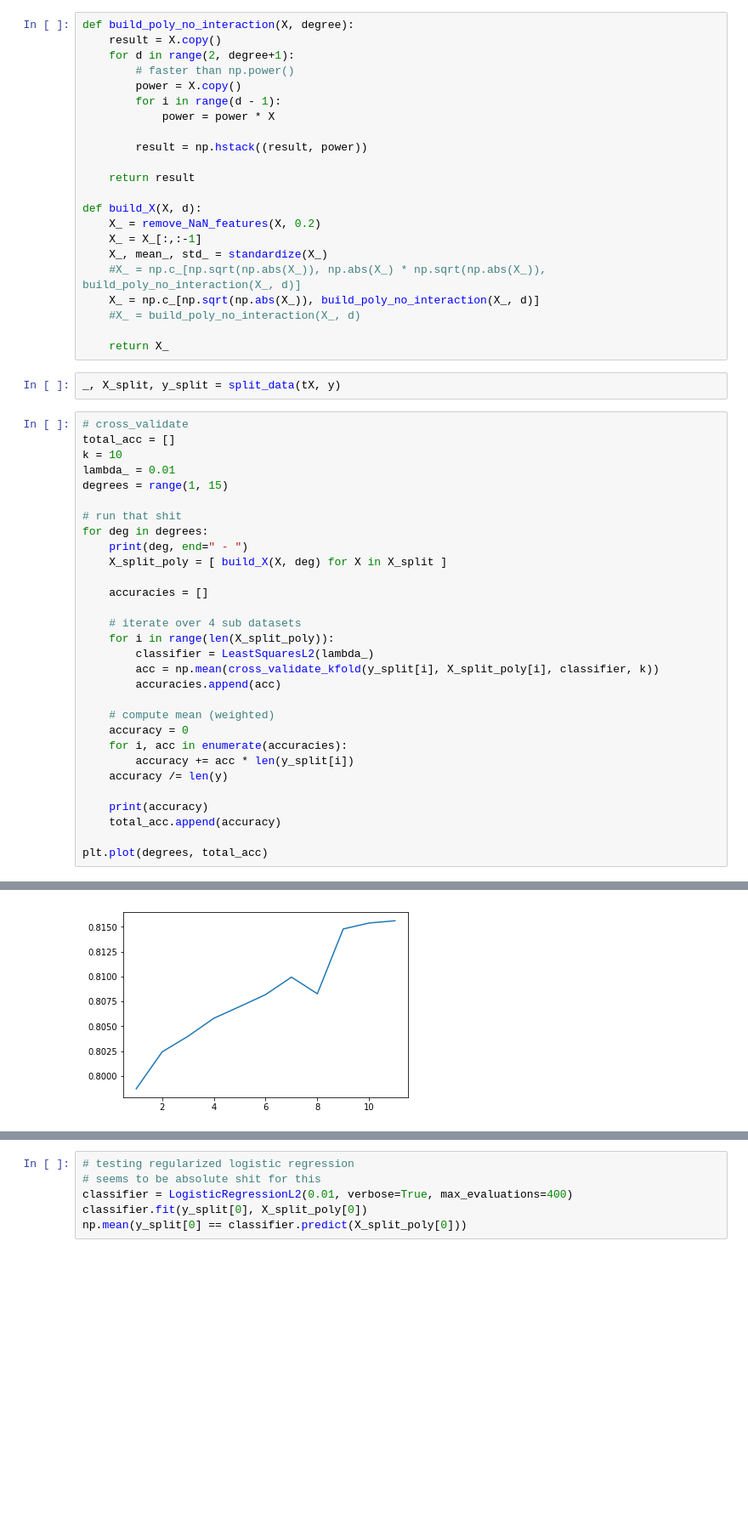
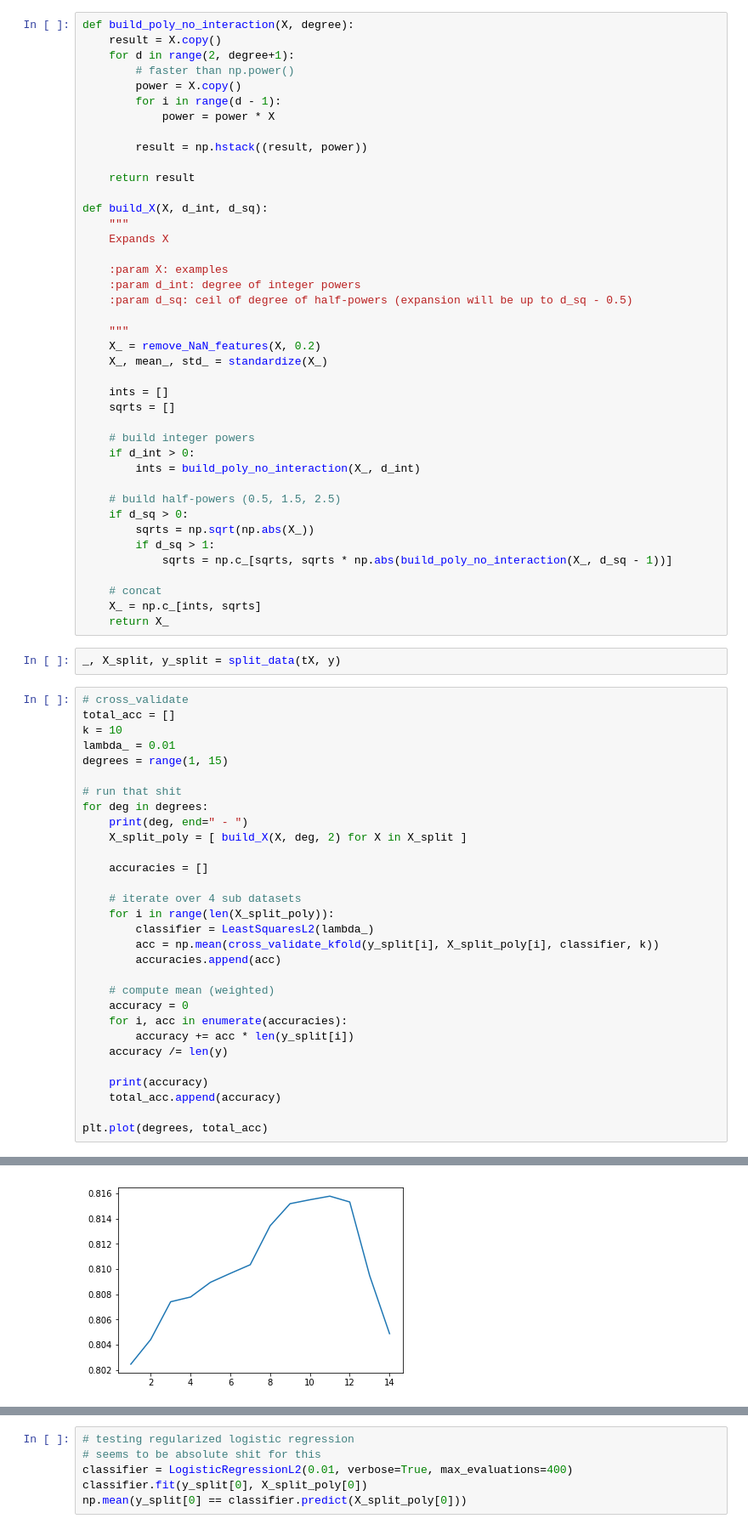
Before and after one commit to amvjakob/epfl-ml-project1, a Jupyter notebook: scripts/project1.ipynb, the cells around one changed output, grey strips where cells are left out. Shown at 85% size. Drawn from its saved outputs; the diff is of its cells as text; blank space fills up the shorter version.

Commit message:
build_X function now makes integer and half powers

```diff
--- a/scripts/project1.ipynb
+++ b/scripts/project1.ipynb
@@ -102,14 +80,33 @@ def build_poly_no_interaction(X, degree):
 
     return result
 
-def build_X(X, d):
+def build_X(X, d_int, d_sq):
+    """
+    Expands X
+
+    :param X: examples
+    :param d_int: degree of integer powers
+    :param d_sq: ceil of degree of half-powers (expansion will be up to d_sq - 0.5)
+
+    """
     X_ = remove_NaN_features(X, 0.2)
-    X_ = X_[:,:-1]
     X_, mean_, std_ = standardize(X_)
-    #X_ = np.c_[np.sqrt(np.abs(X_)), np.abs(X_) * np.sqrt(np.abs(X_)), build_poly_no_interaction(X_, d)]
-    X_ = np.c_[np.sqrt(np.abs(X_)), build_poly_no_interaction(X_, d)]
-    #X_ = build_poly_no_interaction(X_, d)
 
+    ints = []
+    sqrts = []
+
+    # build integer powers
+    if d_int > 0:
+        ints = build_poly_no_interaction(X_, d_int)
+
+    # build half-powers (0.5, 1.5, 2.5)
+    if d_sq > 0:
+        sqrts = np.sqrt(np.abs(X_))
+        if d_sq > 1:
+            sqrts = np.c_[sqrts, sqrts * np.abs(build_poly_no_interaction(X_, d_sq - 1))]
+
+    # concat
+    X_ = np.c_[ints, sqrts]
     return X_
 # %%
 _, X_split, y_split = split_data(tX, y)
@@ -123,7 +120,7 @@ degrees = range(1, 15)
 # run that shit
 for deg in degrees:
     print(deg, end=" - ")
-    X_split_poly = [ build_X(X, deg) for X in X_split ]
+    X_split_poly = [ build_X(X, deg, 2) for X in X_split ]
 
     accuracies = []
 
@@ -158,5 +158,5 @@ plt.plot(degrees, total_acc)
 [<matplotlib.lines.Line2D at 0x...>]
-[figure, old version]
+[figure, new version]
 # %%
 # train actual models
 # degree 9 seems to be best
```
Also changed, not shown: parts of 5 cells of this notebook.
